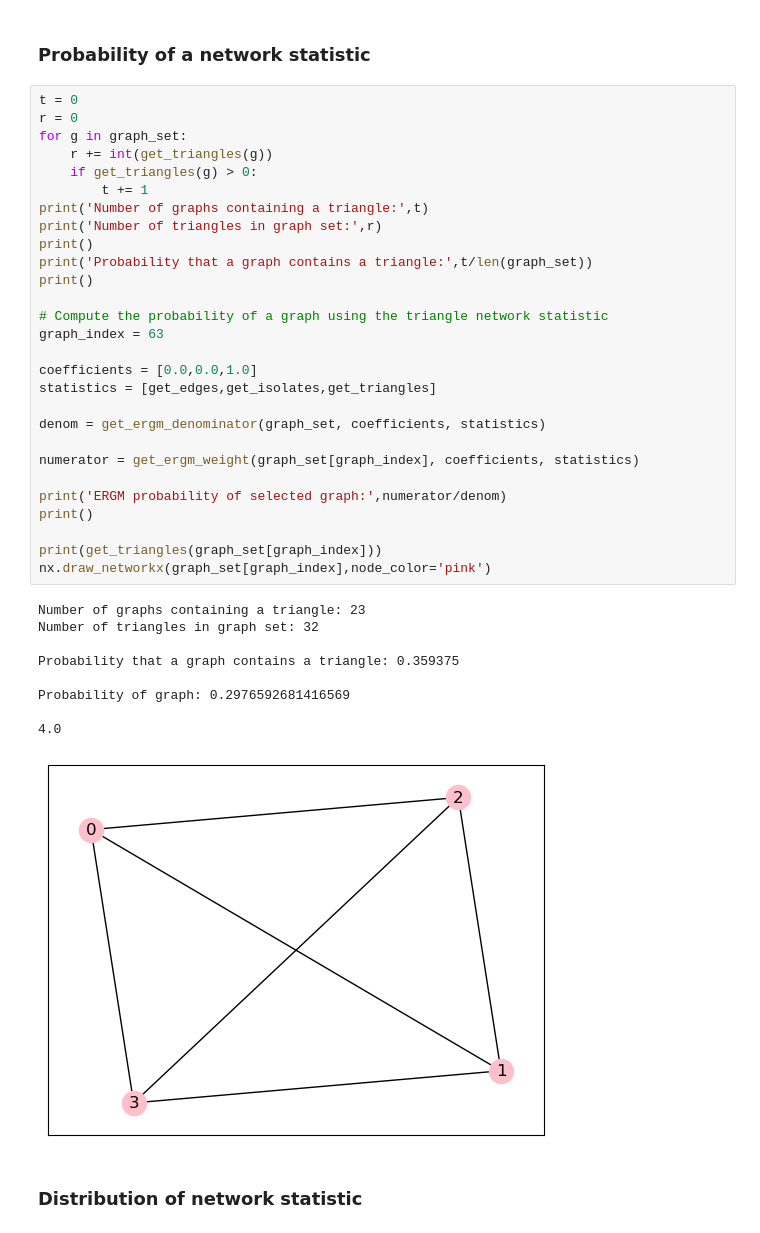
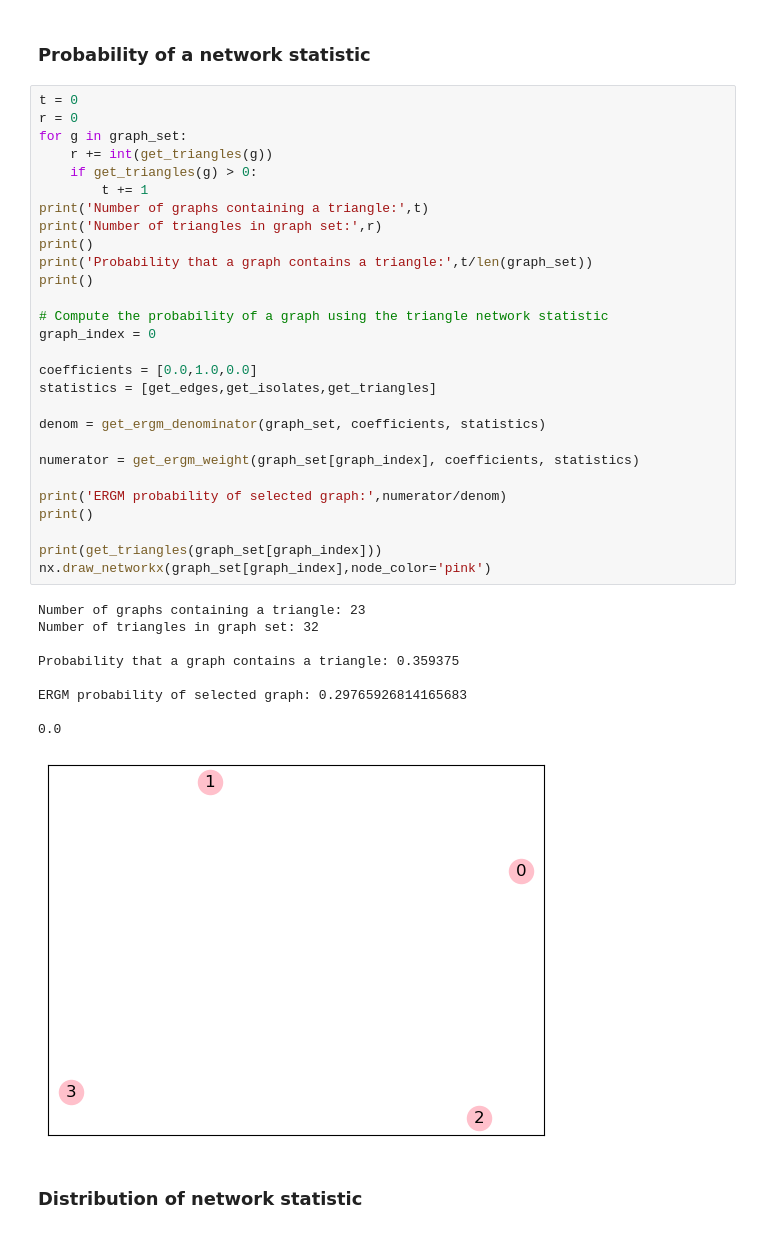
Before and after one commit to roybgardner/ergm, a Jupyter notebook: ergm.ipynb, the cells around one changed output. Drawn from its saved outputs; the diff is of its cells as text.

```diff
--- a/ergm.ipynb
+++ b/ergm.ipynb
@@ -182,38 +182,38 @@ r = 0
 for g in graph_set:
     r += int(get_triangles(g))
     if get_triangles(g) > 0:
         t += 1
 print('Number of graphs containing a triangle:',t)
 print('Number of triangles in graph set:',r)
 print()
 print('Probability that a graph contains a triangle:',t/len(graph_set))
 print()
 
 # Compute the probability of a graph using the triangle network statistic
-graph_index = 63
+graph_index = 0
 
-coefficients = [0.0,0.0,1.0]
+coefficients = [0.0,1.0,0.0]
 statistics = [get_edges,get_isolates,get_triangles]
 
 denom = get_ergm_denominator(graph_set, coefficients, statistics)
 
 numerator = get_ergm_weight(graph_set[graph_index], coefficients, statistics)
 
 print('ERGM probability of selected graph:',numerator/denom)
 print()
 
 print(get_triangles(graph_set[graph_index]))
 nx.draw_networkx(graph_set[graph_index],node_color='pink')
 # %% [output]
 Number of graphs containing a triangle: 23
 Number of triangles in graph set: 32
 
 Probability that a graph contains a triangle: 0.359375
 
-Probability of graph: 0.2976592681416569
+ERGM probability of selected graph: 0.29765926814165683
 
-4.0
+0.0
-[figure, old version]
+[figure, new version]
 # %% [markdown]
 ### Distribution of network statistic
 # %%
```
Also changed, not shown: parts of 7 cells of this notebook.
